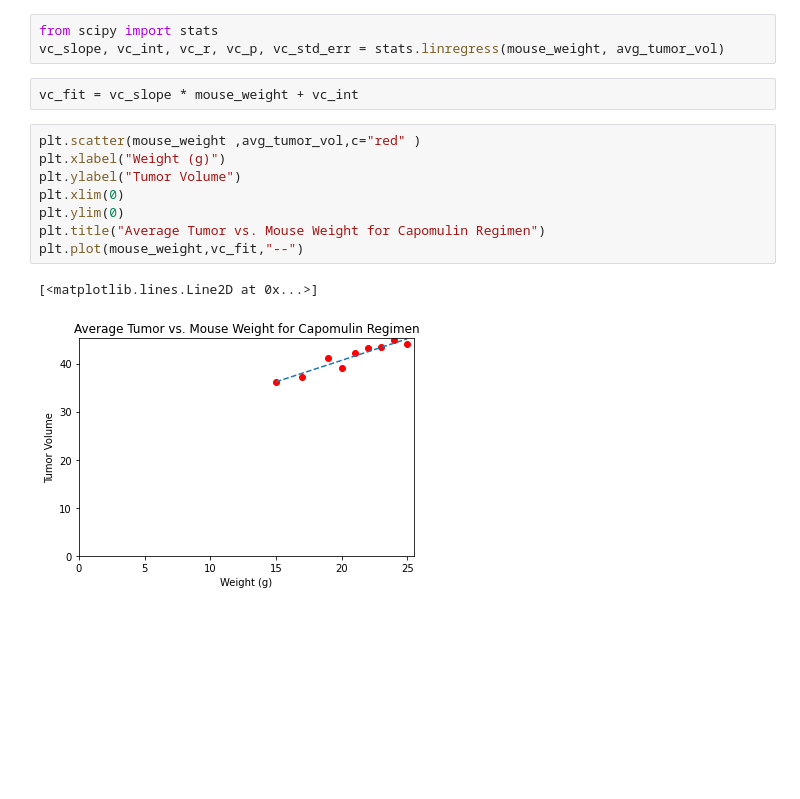
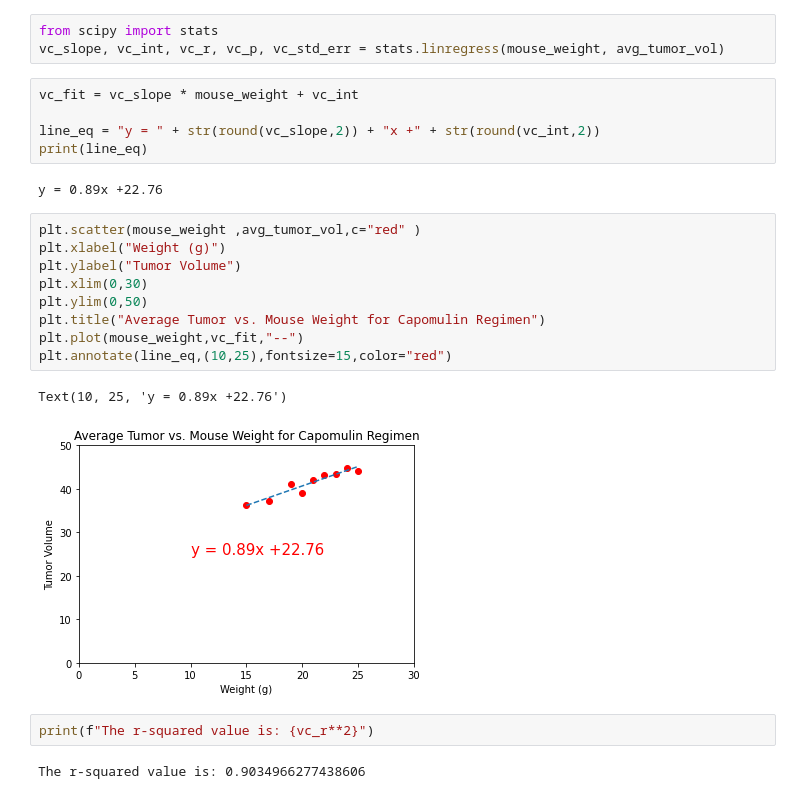
Before and after one commit to mpk9909g/HW5_Matplotlib_PowerOfPlots, a Jupyter notebook: 05-Matplotlib/Instructions/Pymaceuticals/pymaceuticals_starter.ipynb, the cells around one changed output. Cells and saved outputs as stored; diff of their text form; blank space fills up the shorter version.

```diff
--- a/05-Matplotlib/Instructions/Pymaceuticals/pymaceuticals_starter.ipynb
+++ b/05-Matplotlib/Instructions/Pymaceuticals/pymaceuticals_starter.ipynb
@@ -628,16 +643,26 @@ SyntaxError: invalid character in identifier (<ipython-input-51-2f40a3f54d48>, l
 # %%
 from scipy import stats
 vc_slope, vc_int, vc_r, vc_p, vc_std_err = stats.linregress(mouse_weight, avg_tumor_vol)
-# %%
-vc_fit = vc_slope * mouse_weight + vc_int
+# %%
+vc_fit = vc_slope * mouse_weight + vc_int
+
+line_eq = "y = " + str(round(vc_slope,2)) + "x +" + str(round(vc_int,2))
+print(line_eq)
+# %% [output]
+y = 0.89x +22.76
 # %%
 plt.scatter(mouse_weight ,avg_tumor_vol,c="red" )
 plt.xlabel("Weight (g)")
 plt.ylabel("Tumor Volume")
-plt.xlim(0)
-plt.ylim(0)
+plt.xlim(0,30)
+plt.ylim(0,50)
 plt.title("Average Tumor vs. Mouse Weight for Capomulin Regimen")
 plt.plot(mouse_weight,vc_fit,"--")
+plt.annotate(line_eq,(10,25),fontsize=15,color="red")
 # %% [output]
-[<matplotlib.lines.Line2D at 0x...>]
+Text(10, 25, 'y = 0.89x +22.76')
-[figure, old version]
+[figure, new version]
+# %%
+print(f"The r-squared value is: {vc_r**2}")
+# %% [output]
+The r-squared value is: 0.9034966277438606
```
Also changed, not shown: parts of 3 cells of this notebook.
